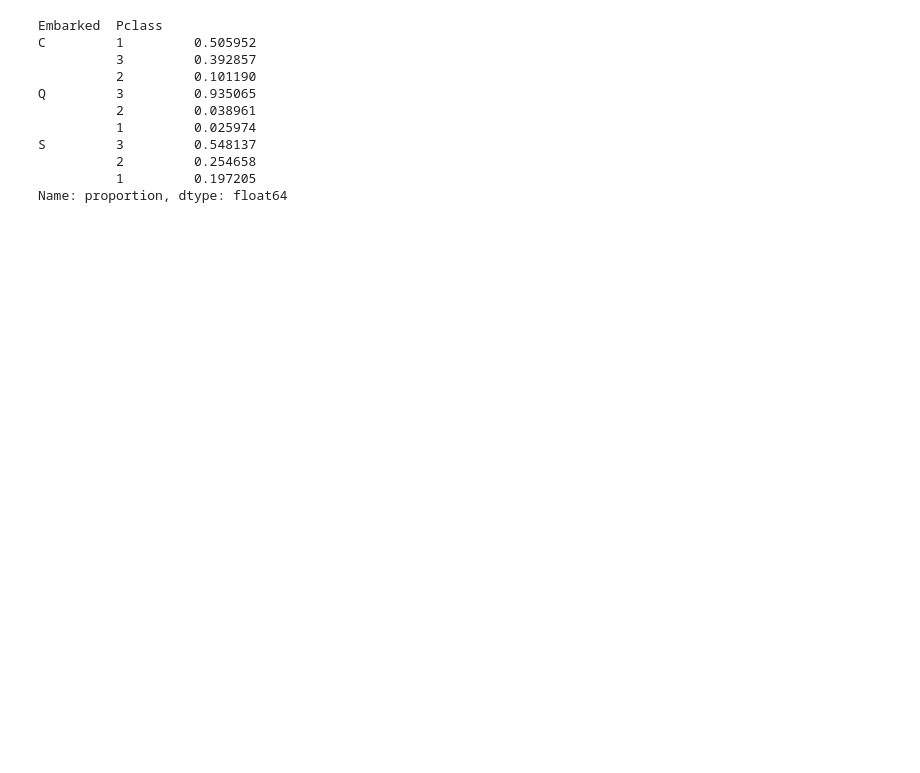
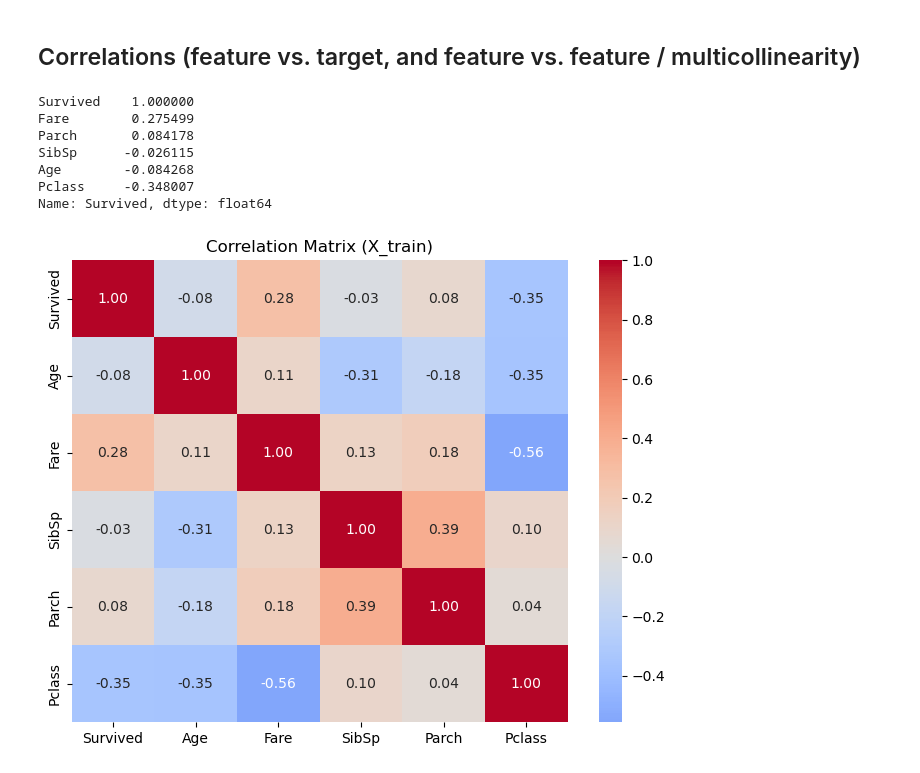
Before and after one commit to MerMerIem/Titanic---Machine-Learning-from-Disaster, a Jupyter notebook: notebooks/02_exploratory_data_analysis.ipynb, the cells around one changed output. Saved outputs shown, nothing was run; the diff lists cells and outputs as text; code cells hidden in the pictures; blank space fills up the shorter version.

```diff
--- a/notebooks/02_exploratory_data_analysis.ipynb
+++ b/notebooks/02_exploratory_data_analysis.ipynb
@@ -0,0 +5,3 @@
+# %%
+X_train = pd.read_csv('../data/interim/X_train.csv')
+y_train = pd.read_csv('../data/interim/y_train.csv')
@@ -24,14 +129,26 @@ Here we will check if there is a relationship between Pclass and Embarked.
-# %%
-data.groupby('Embarked')['Pclass'].value_counts(normalize=True)
-# %% [output]
-Embarked  Pclass
-C         1         0.505952
-          3         0.392857
-          2         0.101190
-Q         3         0.935065
-          2         0.038961
-          1         0.025974
-S         3         0.548137
-          2         0.254658
-          1         0.197205
-Name: proportion, dtype: float64
+# %% [markdown]
+## Correlations (feature vs. target, and feature vs. feature / multicollinearity)
+# %%
+# recombine so Survived is included in the correlation check
+train = X_train.copy()
+train['Survived'] = y_train
+
+# select only numeric columns for correlation
+numeric_cols = ['Survived', 'Age', 'Fare', 'SibSp', 'Parch', 'Pclass']
+
+corr_matrix = train[numeric_cols].corr()
+print(corr_matrix['Survived'].sort_values(ascending=False))
+
+plt.figure(figsize=(8, 6))
+sns.heatmap(corr_matrix, annot=True, cmap='coolwarm', center=0, fmt='.2f')
+plt.title('Correlation Matrix (X_train)')
+plt.show()
+# %% [output]
+Survived    1.000000
+Fare        0.275499
+Parch       0.084178
+SibSp      -0.026115
+Age        -0.084268
+Pclass     -0.348007
+Name: Survived, dtype: float64
+[figure, added]
```
Also changed, not shown: parts of 21 cells of this notebook, 3 other files.
